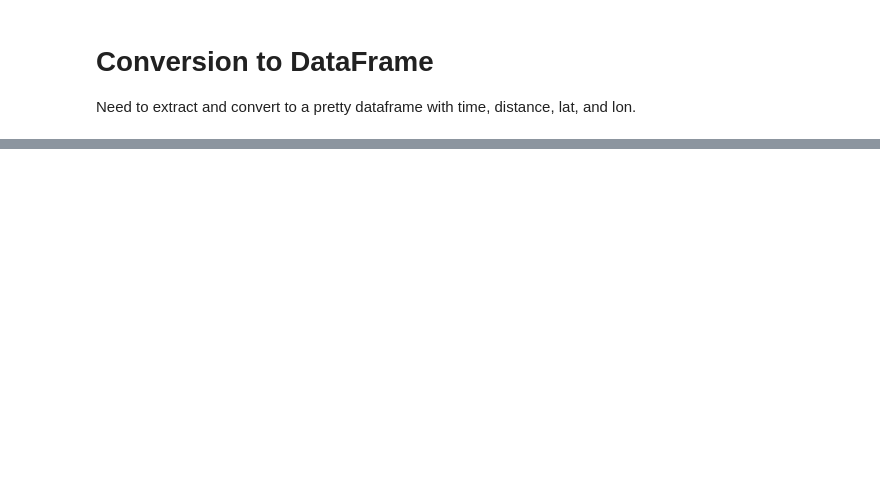
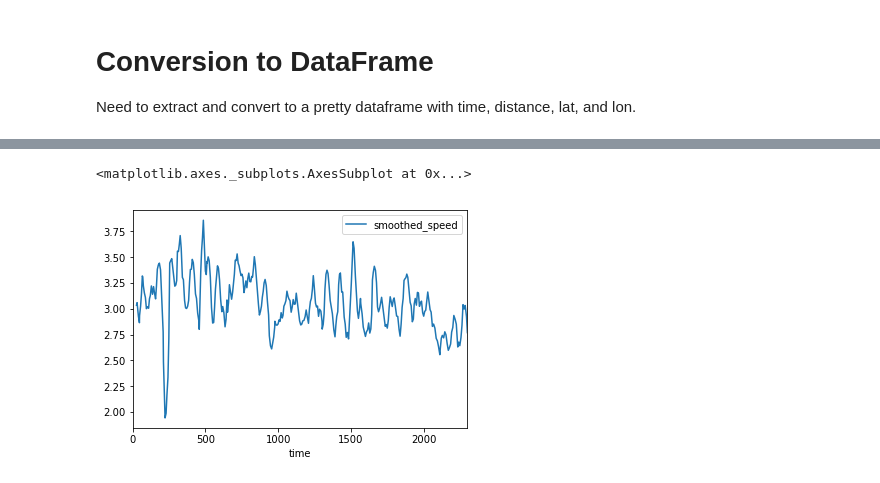
Before and after one commit to roryhr/code, a Jupyter notebook: running_analysis/run-analysis.ipynb, the cells around one changed output, grey strips where cells are left out. Saved outputs shown, nothing was run; the diff lists cells and outputs as text; code cells hidden in the pictures; blank space fills up the shorter version.

```diff
--- a/running_analysis/run-analysis.ipynb
+++ b/running_analysis/run-analysis.ipynb
@@ -76,0 +72,5 @@ Need to extract and convert to a pretty dataframe with time, distance, lat, and
+# %%
+dist_df.plot(x='time', y='smoothed_speed')
+# %% [output]
+<matplotlib.axes._subplots.AxesSubplot at 0x...>
+[figure, added]
```
Also changed, not shown: parts of 25 cells of this notebook, 1 other file.
